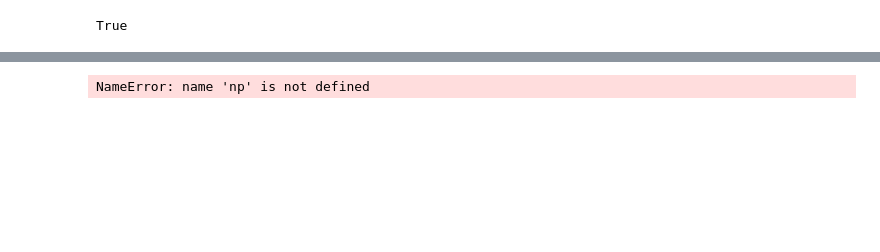
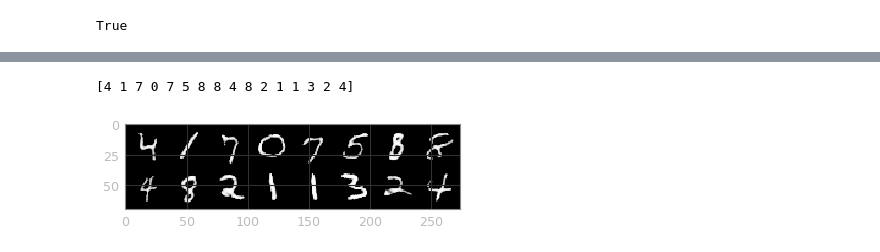
Before and after one commit to xtwxfxk/left5, a Jupyter notebook: pytorch/x_cnn_cwdcgan_gp.ipynb, the cells around one changed output, grey strips where cells are left out. Cells and saved outputs as stored; diff of their text form; code cells hidden in the pictures; blank space fills up the shorter version.

```diff
--- a/pytorch/x_cnn_cwdcgan_gp.ipynb
+++ b/pytorch/x_cnn_cwdcgan_gp.ipynb
@@ -78,12 +81,13 @@ def gen_noise_label(batch_size):
     return label # prefix
 # %%
 def gen_noise(batch_size, label):
-    prefix = np.zeros((batch_size, 10))
-    prefix[:, label] = 1
-    z = np.random.normal(0, 1, (batch_size, z_dimension))
-    prefix = prefix / np.linalg.norm(prefix)
-    z[:, :10] + prefix
-    return torch.from_numpy(z).float().view(-1, 100, 1, 1).to(device)
+    prefix = np.zeros((batch_size, z_dimension))
+    prefix[np.arange(batch_size), label] = 1
+    z = np.random.normal(0, .3, (batch_size, z_dimension))
+#     prefix = prefix / np.linalg.norm(prefix)
+#     z = z + prefix
+    z[np.where(prefix.astype(int))] = 1
+    return torch.from_numpy(z).float().view(-1, z_dimension, 1, 1).to(device)
 # %%
 class Discriminator(nn.Module):
     def __init__(self, d=128):
@@ -325,9 +330,14 @@ torch.save(g.state_dict(), './ser/cnn_cwdcgan_gp_generator.pt')
 # %%
-clabel = np.array([4,5,4,4,0])
-z = gen_noise(5, clabel)
+# clabel = np.array([4,5,3,8,0])
+clabel = np.random.randint(0, 10, 16)
+print(clabel)
+z = gen_noise(clabel.shape[0], clabel)
+
 images = G(z)
 # save_image(images, 'xx.png')
 plt.imshow(Image.fromarray(make_grid(images).mul(255).clamp(0, 255).byte().permute(1, 2, 0).cpu().numpy()))
+# plt.imshow(make_grid(condition_img, normalize=True, scale_each=True))
 plt.show()
 # %% [output]
-NameError: name 'np' is not defined
+[4 1 7 0 7 5 8 8 4 8 2 1 1 3 2 4]
+[figure, added]
```
Also changed, not shown: parts of 9 cells of this notebook.
